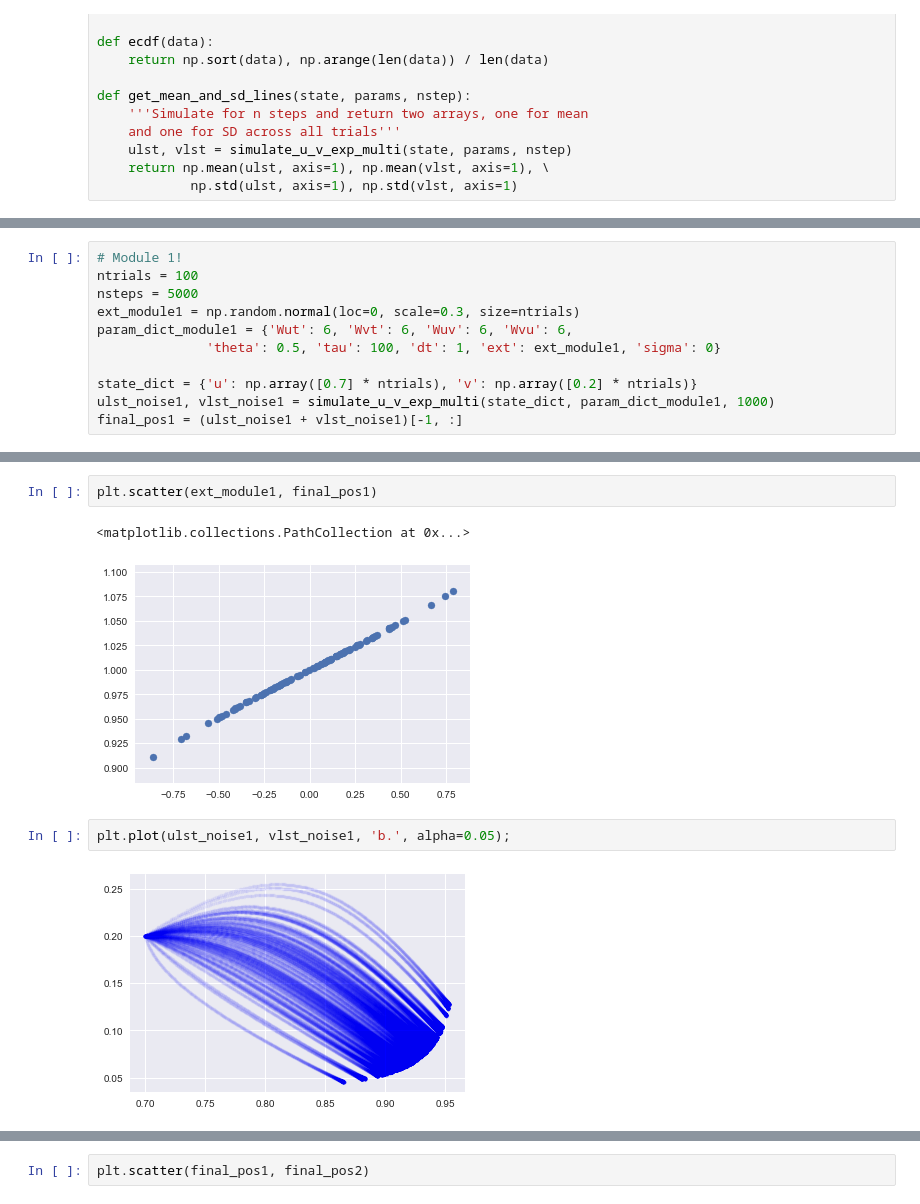
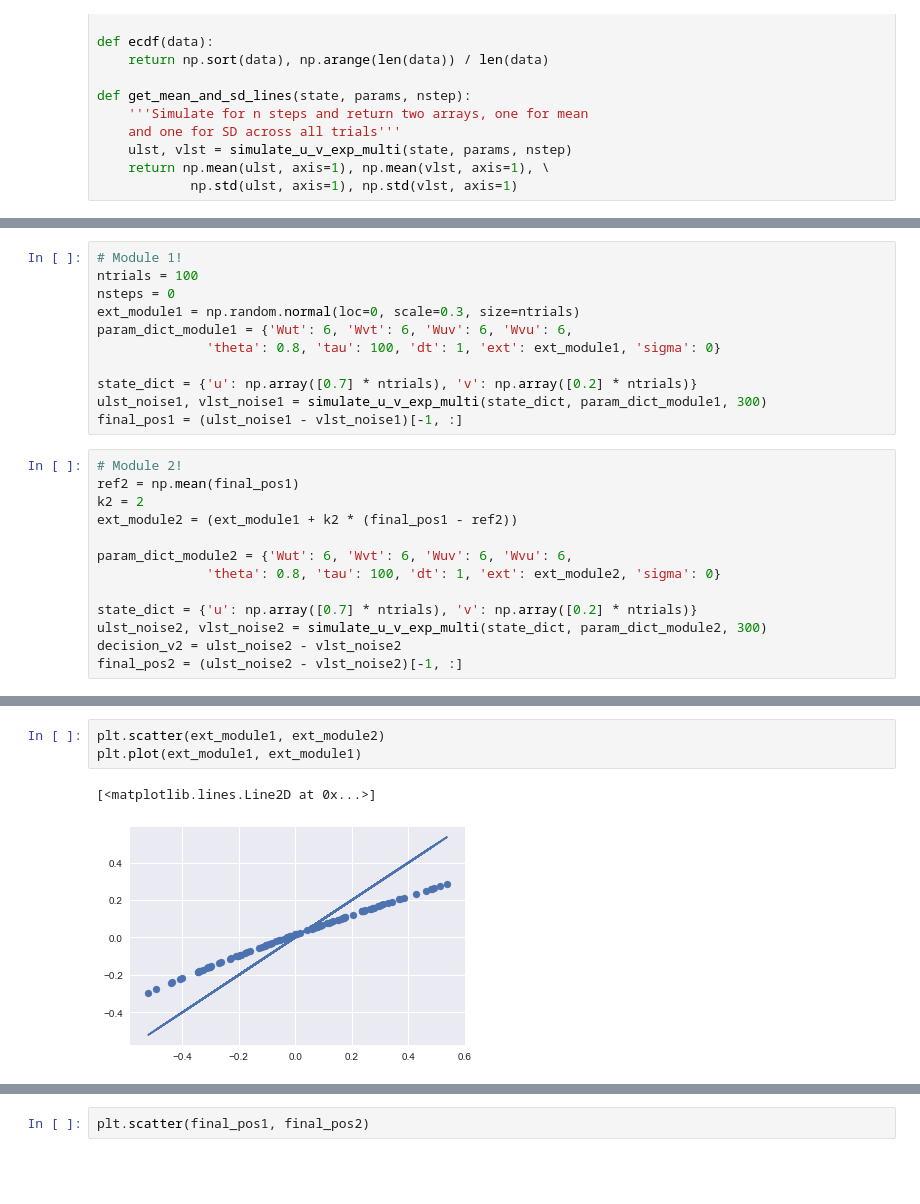
Before and after one commit to jazlab/SE_NL_MJ_2020, a Jupyter notebook: two_neuron_cascade.ipynb, the cells around one changed output, grey strips where cells are left out. Cells and saved outputs as stored; diff of their text form; blank space fills up the shorter version.

Commit message:
Cascade model sigma-mu completed

```diff
--- a/two_neuron_cascade.ipynb
+++ b/two_neuron_cascade.ipynb
@@ -150,11 +199,24 @@ def get_mean_and_sd_lines(state, params, nstep):
 # %%
 # Module 1!
 ntrials = 100
-nsteps = 5000
+nsteps = 0
 ext_module1 = np.random.normal(loc=0, scale=0.3, size=ntrials)
 param_dict_module1 = {'Wut': 6, 'Wvt': 6, 'Wuv': 6, 'Wvu': 6,
-              'theta': 0.5, 'tau': 100, 'dt': 1, 'ext': ext_module1, 'sigma': 0}
+              'theta': 0.8, 'tau': 100, 'dt': 1, 'ext': ext_module1, 'sigma': 0}
 
 state_dict = {'u': np.array([0.7] * ntrials), 'v': np.array([0.2] * ntrials)}
-ulst_noise1, vlst_noise1 = simulate_u_v_exp_multi(state_dict, param_dict_module1, 1000)
-final_pos1 = (ulst_noise1 + vlst_noise1)[-1, :]
+ulst_noise1, vlst_noise1 = simulate_u_v_exp_multi(state_dict, param_dict_module1, 300)
+final_pos1 = (ulst_noise1 - vlst_noise1)[-1, :]
+# %%
+# Module 2!
+ref2 = np.mean(final_pos1)
+k2 = 2
+ext_module2 = (ext_module1 + k2 * (final_pos1 - ref2))
+
+param_dict_module2 = {'Wut': 6, 'Wvt': 6, 'Wuv': 6, 'Wvu': 6,
+              'theta': 0.8, 'tau': 100, 'dt': 1, 'ext': ext_module2, 'sigma': 0}
+
+state_dict = {'u': np.array([0.7] * ntrials), 'v': np.array([0.2] * ntrials)}
+ulst_noise2, vlst_noise2 = simulate_u_v_exp_multi(state_dict, param_dict_module2, 300)
+decision_v2 = ulst_noise2 - vlst_noise2
+final_pos2 = (ulst_noise2 - vlst_noise2)[-1, :]
@@ -161,11 +249,8 @@ final_pos1 = (ulst_noise1 + vlst_noise1)[-1, :]
 # %%
-plt.scatter(ext_module1, final_pos1)
+plt.scatter(ext_module1, ext_module2)
+plt.plot(ext_module1, ext_module1)
 # %% [output]
-<matplotlib.collections.PathCollection at 0x...>
+[<matplotlib.lines.Line2D at 0x...>]
-[figure, old version]
+[figure, new version]
-# %%
-plt.plot(ulst_noise1, vlst_noise1, 'b.', alpha=0.05);
-# %% [output]
-[figure, removed]
 # %%
 # Module 2!
```
Also changed, not shown: parts of 24 cells of this notebook.
